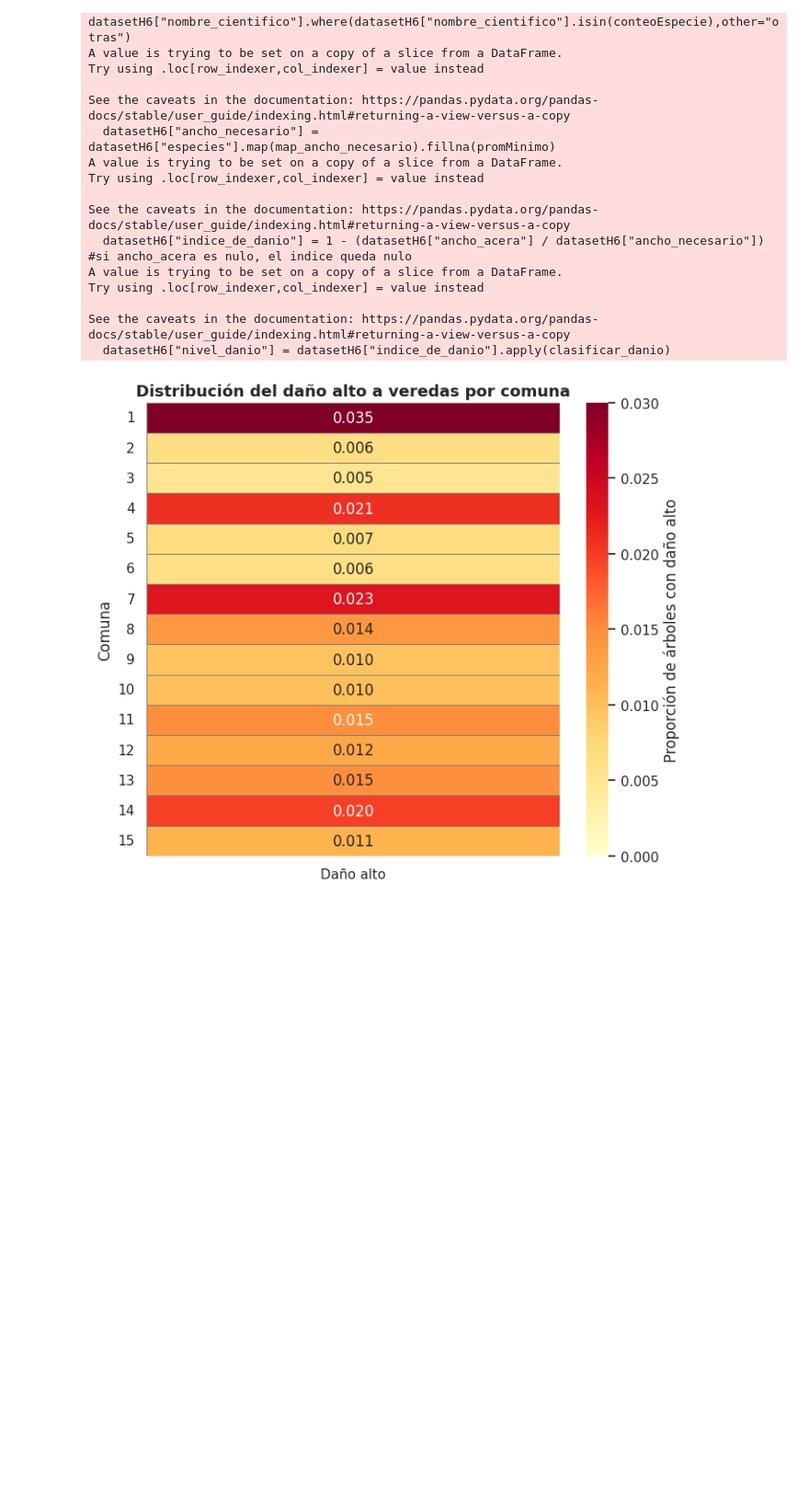
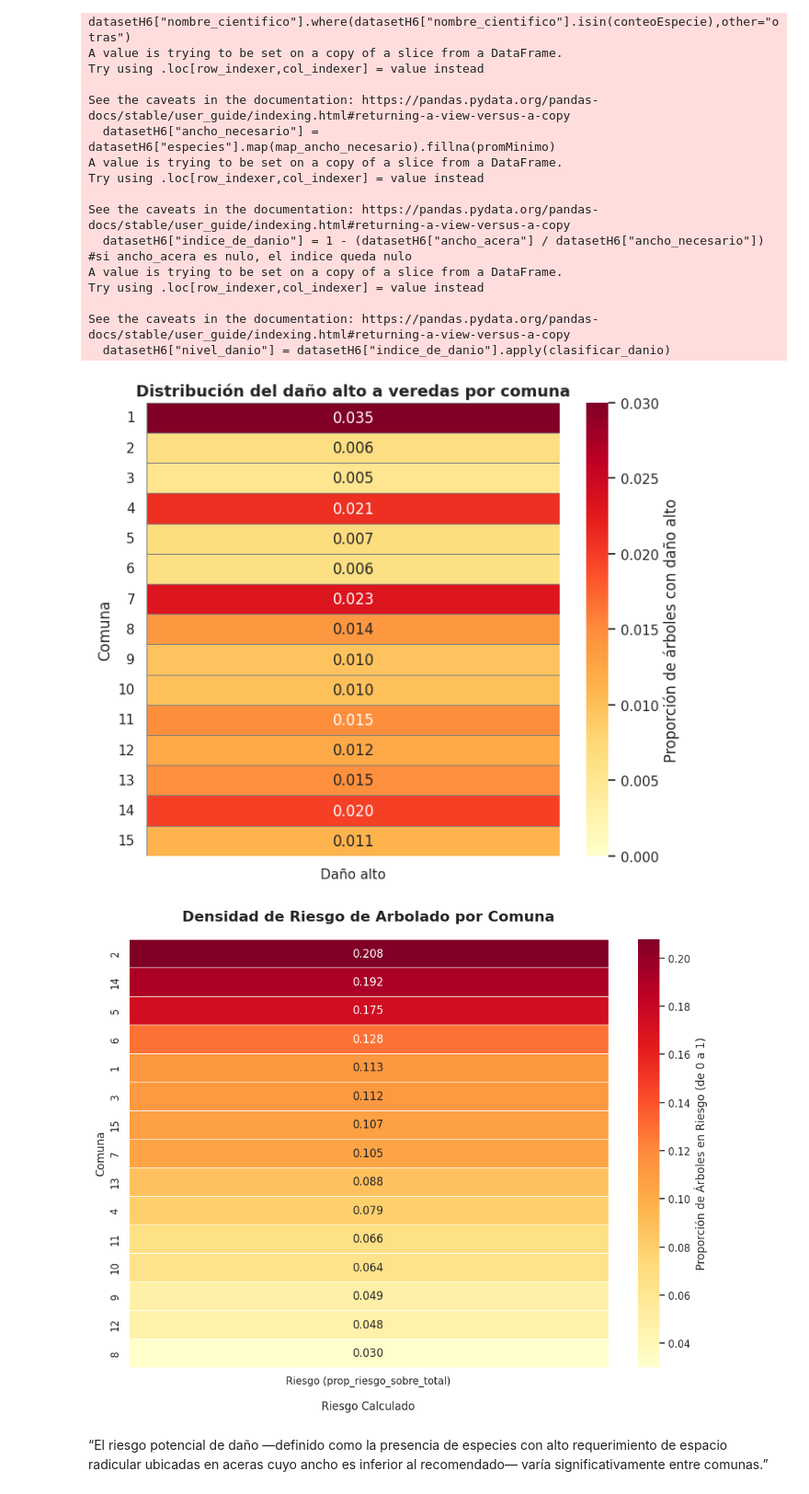
Before and after one commit to valentinabulat/TPFundamentos, a Jupyter notebook: Grupo10-TpeFundamentos.ipynb, the cells around one changed output. Shown: that part at 92% size. Drawn from its saved outputs; the diff is of its cells as text; code cells hidden in the pictures; blank space fills up the shorter version.

```diff
--- a/Grupo10-TpeFundamentos.ipynb
+++ b/Grupo10-TpeFundamentos.ipynb
@@ -972,3 +1023,72 @@ Try using .loc[row_indexer,col_indexer] = value instead
 See the caveats in the documentation: https://pandas.pydata.org/pandas-docs/stable/user_guide/indexing.html#returning-a-view-versus-a-copy
   datasetH6["nivel_danio"] = datasetH6["indice_de_danio"].apply(clasificar_danio)
 [figure]
+# %%
+
+datasetH6 = copiaDataset[["nombre_cientifico","comuna","ancho_acera"]].copy()
+
+# Definir las condiciones de riesgo
+requisitos_ancho = {
+    "platanus x acerifolia": 4,
+    "ficus benjamina": 4,
+    "tilia x moltkei": 3.8,
+}
+especies_conflictivas = list(requisitos_ancho.keys())
+
+# Identificar árboles "en riesgo"
+mask_platanus = (datasetH6['nombre_cientifico'] == 'platanus x acerifolia') & (datasetH6['ancho_acera'] < 4)
+mask_ficus = (datasetH6['nombre_cientifico'] == 'ficus benjamina') & (datasetH6['ancho_acera'] < 4)
+mask_tilia = (datasetH6['nombre_cientifico'] == 'tilia x moltkei') & (datasetH6['ancho_acera'] < 3.8)
+
+datasetH6['en_riesgo'] = mask_platanus | mask_ficus | mask_tilia
+datasetH6['es_especie_conflictiva'] = datasetH6['nombre_cientifico'].isin(especies_conflictivas)
+
+# Agrupar por Comuna
+resumen_comunas = datasetH6.groupby('comuna').agg(
+    total_arboles_comuna=('nombre_cientifico', 'size'),
+    total_especies_conflictivas=('es_especie_conflictiva', 'sum'),
+    total_arboles_en_riesgo=('en_riesgo', 'sum')
+)
+
+# Calcular Proporciones
+resumen_comunas['prop_conflictivas_en_riesgo'] = \
+    (resumen_comunas['total_arboles_en_riesgo'] / resumen_comunas['total_especies_conflictivas']) * 100
+resumen_comunas['prop_riesgo_sobre_total'] = \
+    (resumen_comunas['total_arboles_en_riesgo'] / resumen_comunas['total_arboles_comuna']) * 100
+resumen_comunas = resumen_comunas.fillna(0)
+
+# --- 2. Preparar datos para el Heatmap ---
+# Nos interesa la columna 'prop_riesgo_sobre_total' (la densidad de riesgo)
+# La convertimos a DataFrame y la ordenamos por comuna para que el gráfico sea legible
+df_heatmap = resumen_comunas[['prop_riesgo_sobre_total']].sort_index()
+# Convertimos la proporción a un valor entre 0 y 1 (como en tu ejemplo, que es 0.035)
+df_heatmap['prop_riesgo_sobre_total'] = df_heatmap['prop_riesgo_sobre_total'] / 100
+df_heatmap = df_heatmap.sort_values(by='prop_riesgo_sobre_total', ascending=False)
+
+# --- 3. Generar el Mapa de Calor ---
+plt.figure(figsize=(10, 8)) # Tamaño similar al de tu ejemplo
+
+ax = sns.heatmap(
+    df_heatmap,
+    annot=True,                     # Mostrar los números dentro de cada celda
+    fmt=".3f",                      # Formatear los números a 3 decimales (ej: 0.035)
+    cmap='YlOrRd',                  # ¡El mismo mapa de color que tu ejemplo! (Amarillo-Naranja-Rojo)
+    linewidths=0.5,                 # Pequeñas líneas entre celdas
+    cbar_kws={'label': 'Proporción de Árboles en Riesgo (de 0 a 1)'}, # Etiqueta de la barra
+    annot_kws={"size": 12}          # Tamaño de los números
+)
+
+# --- 4. Títulos y Etiquetas ---
+ax.set_title("Densidad de Riesgo de Arbolado por Comuna", fontsize=16, fontweight='bold', pad=20)
+ax.set_xlabel("Riesgo Calculado", fontsize=12, labelpad=15)
+ax.set_ylabel("Comuna", fontsize=12)
+
+# Ajusta el eje X para que sea más claro
+ax.set_xticklabels(['Riesgo (prop_riesgo_sobre_total)'], rotation=0, horizontalalignment='center')
+
+plt.tight_layout()
+plt.show()
+# %% [output]
+[figure, added]
+# %% [markdown]
+“El riesgo potencial de daño —definido como la presencia de especies con alto requerimiento de espacio radicular ubicadas en aceras cuyo ancho es inferior al recomendado— varía significativamente entre comunas.”
```
Also changed, not shown: parts of 16 cells of this notebook.
